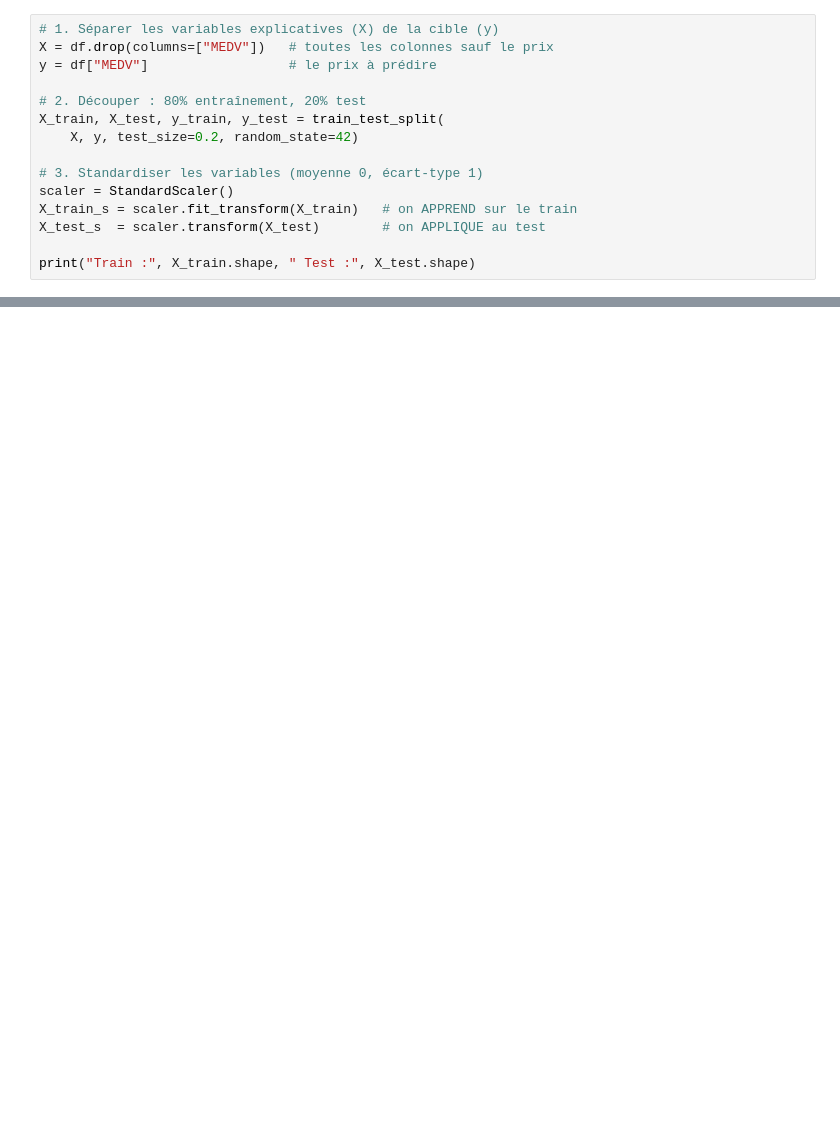
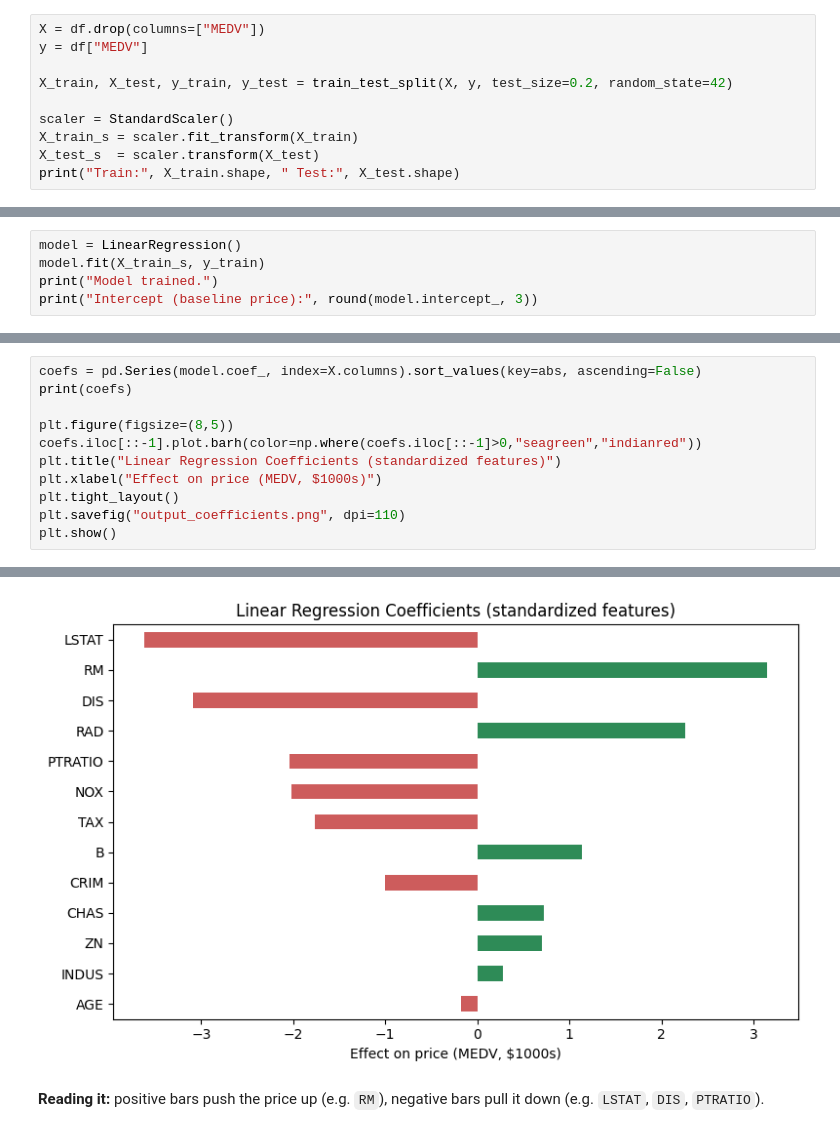
Before and after one commit to mouhameddiop06/Codveda-ML-Internship, a Jupyter notebook: Level-1-Basic/Task2-Linear-Regression/linear_regression.ipynb, the cells around one changed output, grey strips where cells are left out. Cells and saved outputs as stored; diff of their text form; blank space fills up the shorter version.

Commit message:
Level 1 complete: Data Preprocessing, Linear Regression, KNN + repo structure

```diff
--- a/Level-1-Basic/Task2-Linear-Regression/linear_regression.ipynb
+++ b/Level-1-Basic/Task2-Linear-Regression/linear_regression.ipynb
@@ -72,16 +92,11 @@ Name: MEDV, dtype: float64
 # %%
-# 1. Séparer les variables explicatives (X) de la cible (y)
-X = df.drop(columns=["MEDV"])   # toutes les colonnes sauf le prix
-y = df["MEDV"]                  # le prix à prédire
+X = df.drop(columns=["MEDV"])
+y = df["MEDV"]
 
-# 2. Découper : 80% entraînement, 20% test
-X_train, X_test, y_train, y_test = train_test_split(
-    X, y, test_size=0.2, random_state=42)
+X_train, X_test, y_train, y_test = train_test_split(X, y, test_size=0.2, random_state=42)
 
-# 3. Standardiser les variables (moyenne 0, écart-type 1)
 scaler = StandardScaler()
-X_train_s = scaler.fit_transform(X_train)   # on APPREND sur le train
-X_test_s  = scaler.transform(X_test)        # on APPLIQUE au test
-
-print("Train :", X_train.shape, " Test :", X_test.shape)
+X_train_s = scaler.fit_transform(X_train)
+X_test_s  = scaler.transform(X_test)
+print("Train:", X_train.shape, " Test:", X_test.shape)
 # %% [output]
@@ -88,0 +106,5 @@ Train : (404, 13)  Test : (102, 13)
+# %%
+model = LinearRegression()
+model.fit(X_train_s, y_train)
+print("Model trained.")
+print("Intercept (baseline price):", round(model.intercept_, 3))
@@ -88,0 +118,12 @@ Train : (404, 13)  Test : (102, 13)
+# %%
+coefs = pd.Series(model.coef_, index=X.columns).sort_values(key=abs, ascending=False)
+print(coefs)
+
+plt.figure(figsize=(8,5))
+coefs.iloc[::-1].plot.barh(color=np.where(coefs.iloc[::-1]>0,"seagreen","indianred"))
+plt.title("Linear Regression Coefficients (standardized features)")
+plt.xlabel("Effect on price (MEDV, $1000s)")
+plt.tight_layout()
+plt.savefig("output_coefficients.png", dpi=110)
+plt.show()
+# %% [output]
@@ -88,0 +144,4 @@ Train : (404, 13)  Test : (102, 13)
+[figure, added]
+# %% [markdown]
+**Reading it:** positive bars push the price up (e.g. `RM`), negative bars pull it down
+(e.g. `LSTAT`, `DIS`, `PTRATIO`).
```
Also changed, not shown: parts of 22 cells of this notebook, 9 other files.
